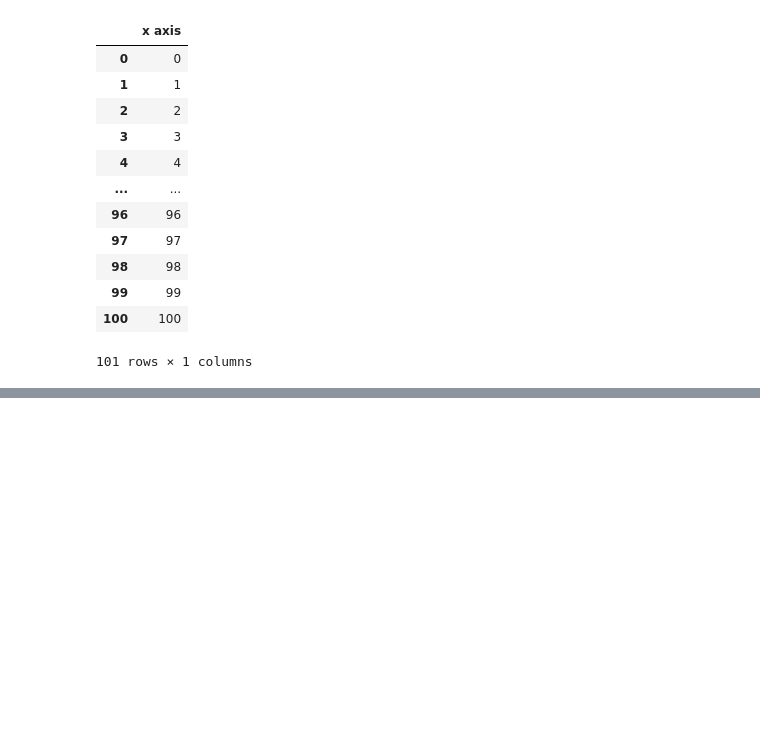
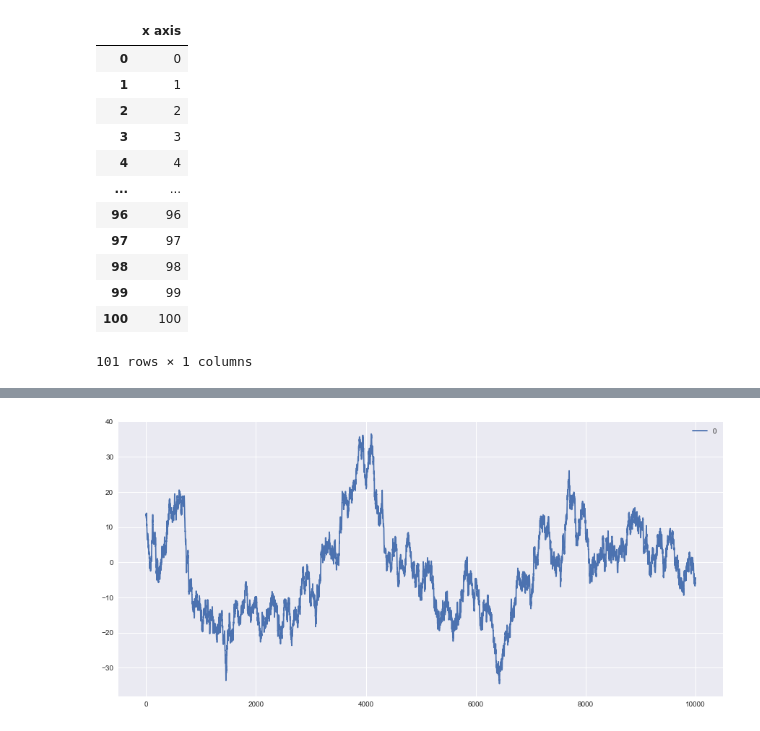
Before and after one commit to edoardoluna/EC-CC-PDE-Model, a Jupyter notebook: ec-ec_spde_1D.ipynb, the cells around one changed output, grey strips where cells are left out. Cells and saved outputs as stored; diff of their text form; code cells hidden in the pictures; blank space fills up the shorter version.

```diff
--- a/ec-ec_spde_1D.ipynb
+++ b/ec-ec_spde_1D.ipynb
@@ -62,0 +69,3 @@ plt.show()
+# %%
+ou = pd.read_csv("ou_process.txt",header=None)
+ou
@@ -62,0 +86,5 @@ plt.show()
+# %%
+ou.plot(figsize=(15,7))
+plt.show()
+# %% [output]
+[figure, added]
```
Also changed, not shown: parts of 9 cells of this notebook.
